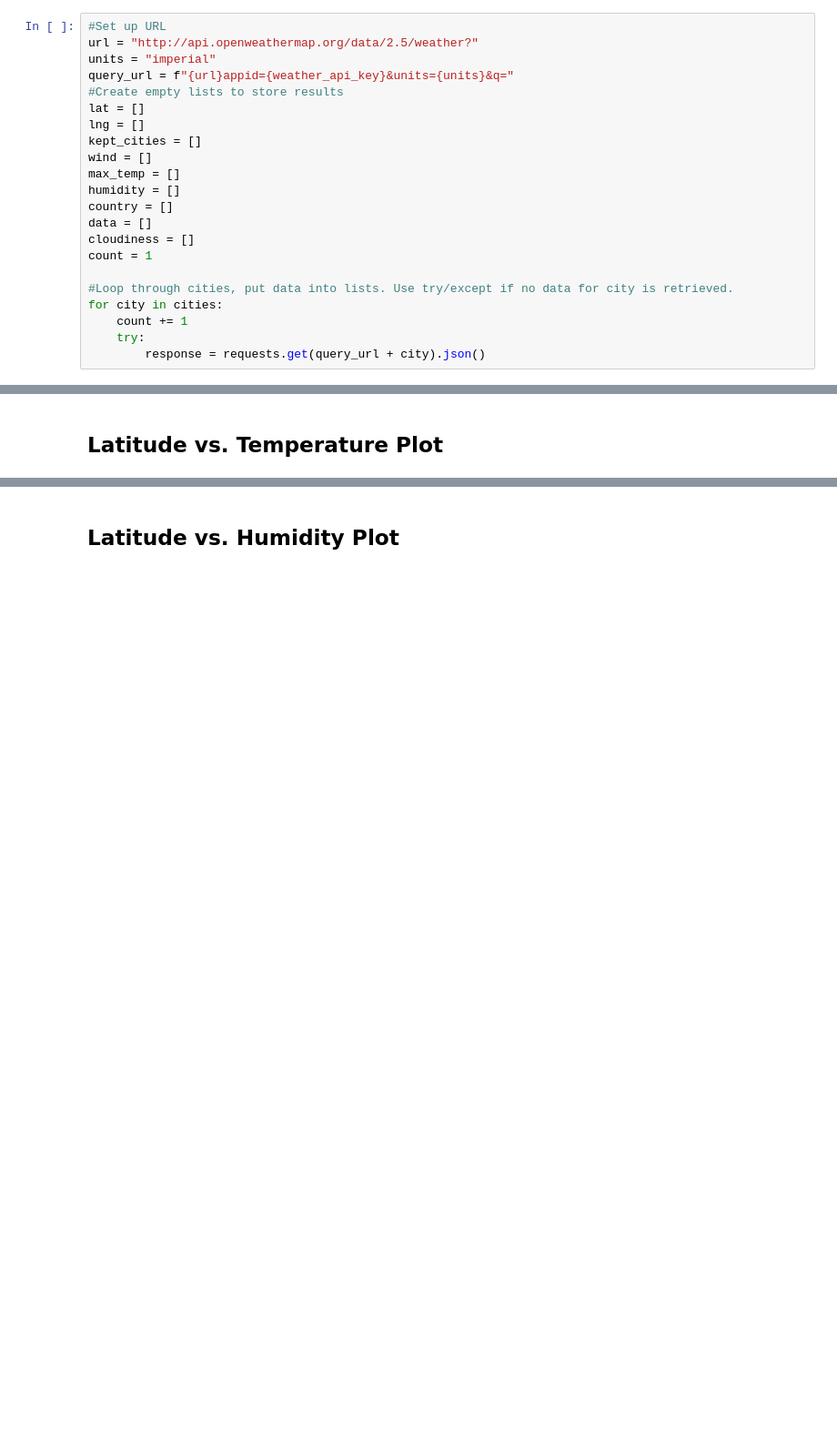
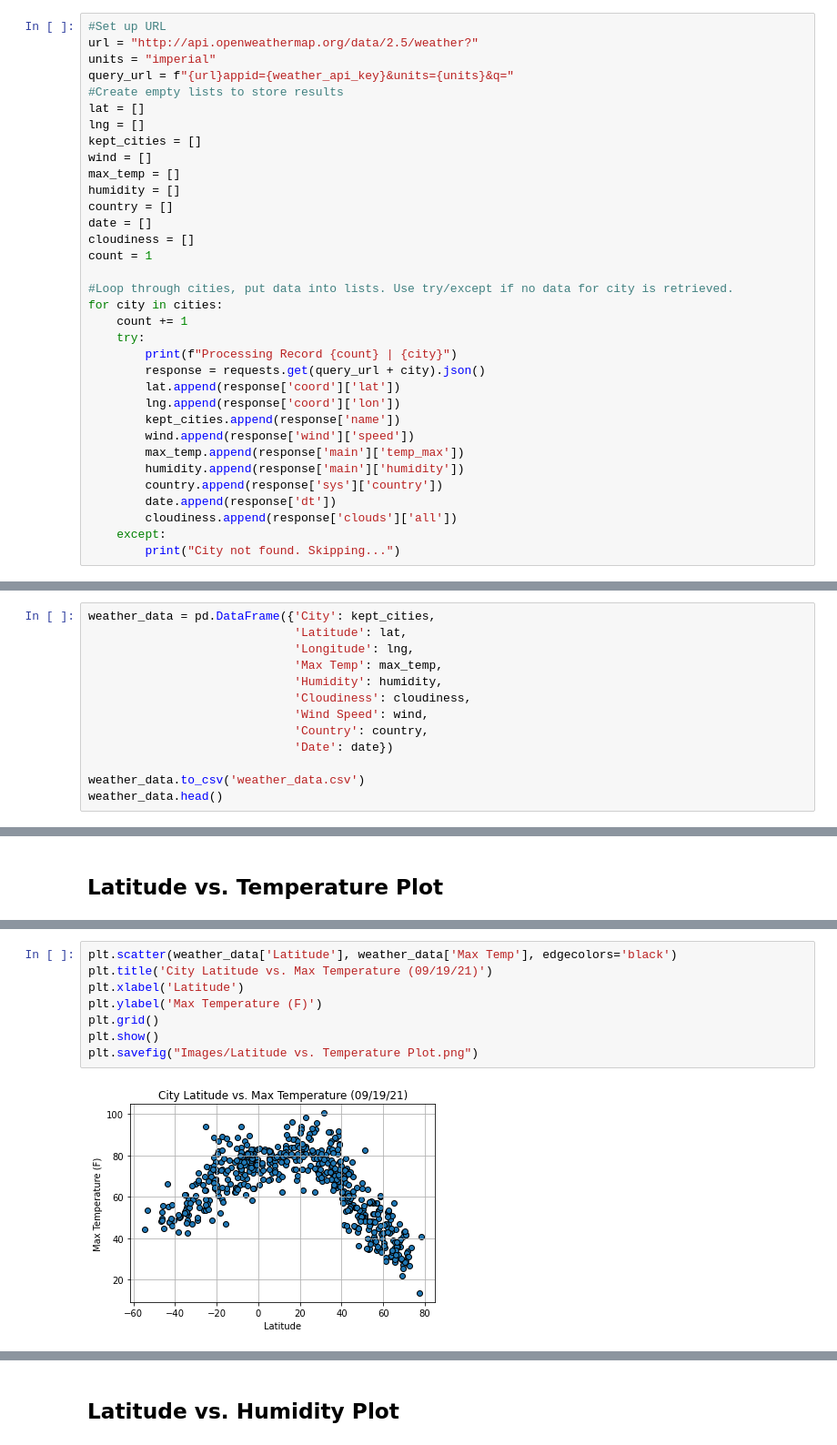
Before and after one commit to will5722/Python-API-Challenge, a Jupyter notebook: WeatherPy.ipynb, the cells around one changed output, grey strips where cells are left out. Shown at 91% size. Drawn from its saved outputs; the diff is of its cells as text; blank space fills up the shorter version.

Commit message:
add images/mostly done notebooks

```diff
--- a/WeatherPy.ipynb
+++ b/WeatherPy.ipynb
@@ -67,7 +68,7 @@ wind = []
 max_temp = []
 humidity = []
 country = []
-data = []
+date = []
 cloudiness = []
 count = 1
 
@@ -75,5 +76,17 @@ count = 1
 for city in cities:
     count += 1
     try:
+        print(f"Processing Record {count} | {city}")
         response = requests.get(query_url + city).json()
+        lat.append(response['coord']['lat'])
+        lng.append(response['coord']['lon'])
+        kept_cities.append(response['name'])
+        wind.append(response['wind']['speed'])
+        max_temp.append(response['main']['temp_max'])
+        humidity.append(response['main']['humidity'])
+        country.append(response['sys']['country'])
+        date.append(response['dt'])
+        cloudiness.append(response['clouds']['all'])
+    except:
+        print("City not found. Skipping...")
 # %% [output]
@@ -148,0 +114,13 @@ Int64Index([], dtype='int64')
+# %%
+weather_data = pd.DataFrame({'City': kept_cities,
+                             'Latitude': lat,
+                             'Longitude': lng,
+                             'Max Temp': max_temp,
+                             'Humidity': humidity,
+                             'Cloudiness': cloudiness,
+                             'Wind Speed': wind,
+                             'Country': country,
+                             'Date': date})
+
+weather_data.to_csv('weather_data.csv')
+weather_data.head()
@@ -157,0 +140,10 @@ Int64Index([], dtype='int64')
+# %%
+plt.scatter(weather_data['Latitude'], weather_data['Max Temp'], edgecolors='black')
+plt.title('City Latitude vs. Max Temperature (09/19/21)')
+plt.xlabel('Latitude')
+plt.ylabel('Max Temperature (F)')
+plt.grid()
+plt.show()
+plt.savefig("Images/Latitude vs. Temperature Plot.png")
+# %% [output]
+[figure, added]
```
Also changed, not shown: parts of 40 cells of this notebook, 14 other files.
